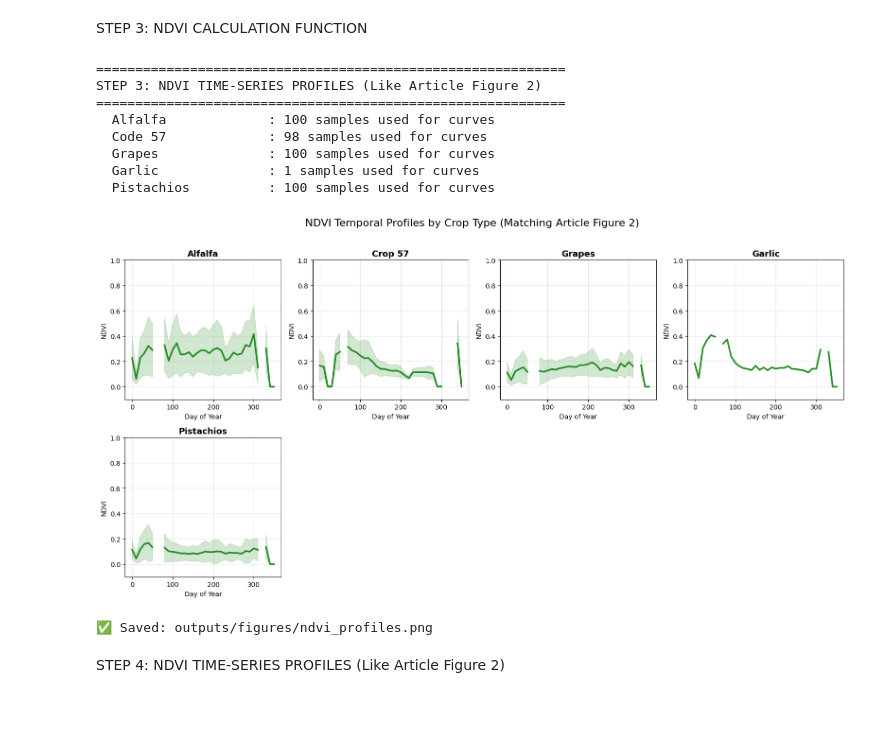
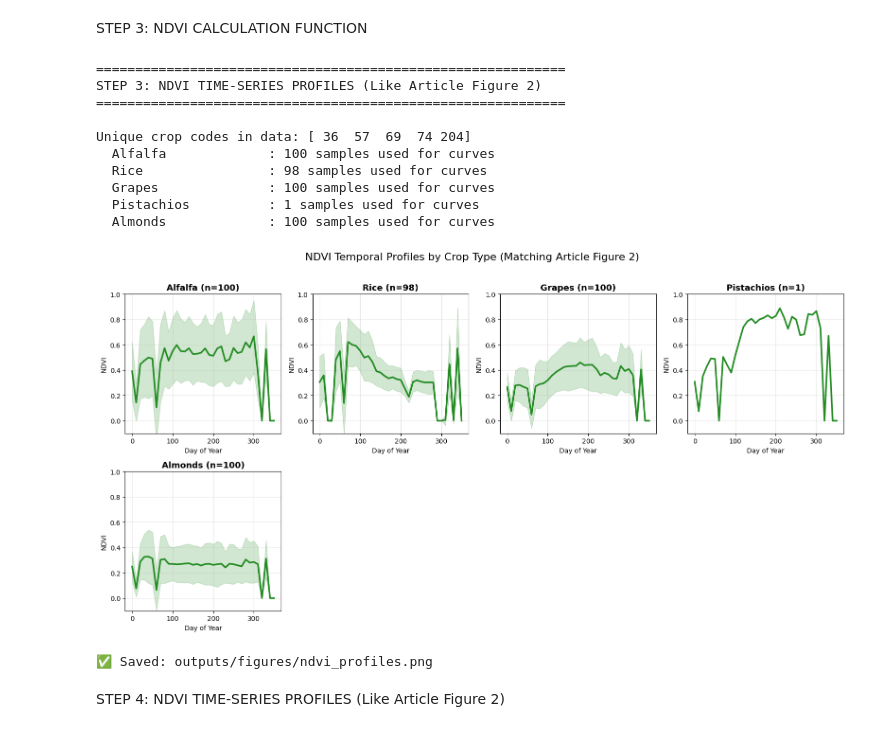
Before and after one commit to Ranianya/Crop-Classification, a Jupyter notebook: notebooks/2_eda_visuals.ipynb, the cells around one changed output. Cells and saved outputs as stored; diff of their text form; code cells hidden in the pictures.

```diff
--- a/notebooks/2_eda_visuals.ipynb
+++ b/notebooks/2_eda_visuals.ipynb
@@ -121,16 +150,58 @@ TOTAL                         6,538        100.0       %
 # %% [markdown]
 STEP 3: NDVI CALCULATION FUNCTION
 # %%
+# ============================================================================
+# STEP 3: NDVI TIME-SERIES PROFILES (Like Article Figure 2)
+# ============================================================================
+
+# ============================================================================
+# STEP 3: NDVI TIME-SERIES PROFILES (Like Article Figure 2)
+# ============================================================================
+
 print("\n" + "="*60)
 print("STEP 3: NDVI TIME-SERIES PROFILES (Like Article Figure 2)")
 print("="*60)
 
-# 1. Group samples by crop code
+# NDVI calculation function
+def calculate_ndvi(pixel_data, red_band_idx=2, nir_band_idx=6):
+    """
+    Calculate NDVI for a pixel time series.
+    NDVI = (NIR - Red) / (NIR + Red + epsilon)
+    """
+    epsilon = 1e-10
+    red = pixel_data[:, red_band_idx]
+    nir = pixel_data[:, nir_band_idx]
+
+    numerator = nir - red
+    denominator = nir + red + epsilon
+
+    ndvi = numerator / denominator
+
+    # Handle any NaN or Inf values (set to 0)
+    ndvi = np.nan_to_num(ndvi, nan=0.0, posinf=0.0, neginf=0.0)
+
+    return ndvi
+
+# CORRECT crop names for YOUR data (ALL 5 classes)
+CROP_NAMES = {
+    36: "Alfalfa",
+    57: "Rice",
+    69: "Grapes",
+    74: "Pistachios",
+    204: "Almonds"
+}
+
+# Get unique crops from data
+unique, counts = np.unique(y, return_counts=True)
+print(f"\nUnique crop codes in data: {unique}")
+
+# Group samples by crop code (show ALL classes, no merging)
 crop_ndvi = {}
 
 for crop_code in unique:
     indices = np.where(y == crop_code)[0]
     crop_ndvi[crop_code] = []
+
     # Take up to 100 samples per crop for visualization
     n_samples = min(100, len(indices))
     for idx in indices[:n_samples]:
@@ -143,59 +214,59 @@ for crop_code in unique:
 
 time_steps = np.arange(36) * 10  # 10-day intervals
 
-# 2. Determine grid size for subplots
-n_crops = len(unique)
+# Determine grid size for subplots
+n_crops = len(crop_ndvi)
 n_cols = min(4, n_crops)
 n_rows = (n_crops + n_cols - 1) // n_cols
 
 fig, axes = plt.subplots(n_rows, n_cols, figsize=(16, 4*n_rows))
 axes = axes.flatten() if n_crops > 1 else [axes]
 
-# 3. Plotting the Curves
+# Plot each crop
 for idx, (crop_code, ndvi_list) in enumerate(crop_ndvi.items()):
     if idx >= len(axes): break
 
     mean_ndvi = np.mean(ndvi_list, axis=0)
     std_ndvi = np.std(ndvi_list, axis=0)
 
-    # Plot mean curve (Thick green line)
+    # Get label for title
+    crop_label = CROP_NAMES.get(crop_code, f"Crop {crop_code}")
+
+    # Plot mean curve with confidence interval
     axes[idx].plot(time_steps, mean_ndvi, color='forestgreen', linewidth=2.5, label='Mean NDVI')
-
-    # Plot confidence interval (Shaded area matching the paper)
     axes[idx].fill_between(time_steps,
                            mean_ndvi - std_ndvi,
                            mean_ndvi + std_ndvi,
                            alpha=0.2, color='forestgreen')
 
-    # --- KEY UPDATE: Use Names in Titles ---
-    crop_label = CROP_NAMES.get(crop_code, f"Crop {crop_code}")
-    axes[idx].set_title(f"{crop_label}", fontsize=13, fontweight='bold')
-
+    axes[idx].set_title(f"{crop_label} (n={len(ndvi_list)})", fontsize=13, fontweight='bold')
     axes[idx].set_xlabel("Day of Year", fontsize=10)
     axes[idx].set_ylabel("NDVI", fontsize=10)
     axes[idx].set_ylim(-0.1, 1.0)
     axes[idx].grid(True, alpha=0.3)
 
 # Hide unused subplots
 for idx in range(len(crop_ndvi), len(axes)):
     axes[idx].set_visible(False)
 
 plt.suptitle("NDVI Temporal Profiles by Crop Type (Matching Article Figure 2)", fontsize=16, y=1.02)
 plt.tight_layout()
 plt.savefig("outputs/figures/ndvi_profiles.png", dpi=300)
 plt.show()
 
 print("\n✅ Saved: outputs/figures/ndvi_profiles.png")
 # %% [output]
 ============================================================
 STEP 3: NDVI TIME-SERIES PROFILES (Like Article Figure 2)
 ============================================================
+
+Unique crop codes in data: [ 36  57  69  74 204]
   Alfalfa             : 100 samples used for curves
-  Code 57             : 98 samples used for curves
+  Rice                : 98 samples used for curves
   Grapes              : 100 samples used for curves
-  Garlic              : 1 samples used for curves
-  Pistachios          : 100 samples used for curves
+  Pistachios          : 1 samples used for curves
+  Almonds             : 100 samples used for curves
-[figure, old version]
+[figure, new version]
 ✅ Saved: outputs/figures/ndvi_profiles.png
 # %% [markdown]
 STEP 4: NDVI TIME-SERIES PROFILES (Like Article Figure 2)
```
Also changed, not shown: parts of 3 cells of this notebook, 10 other files.
